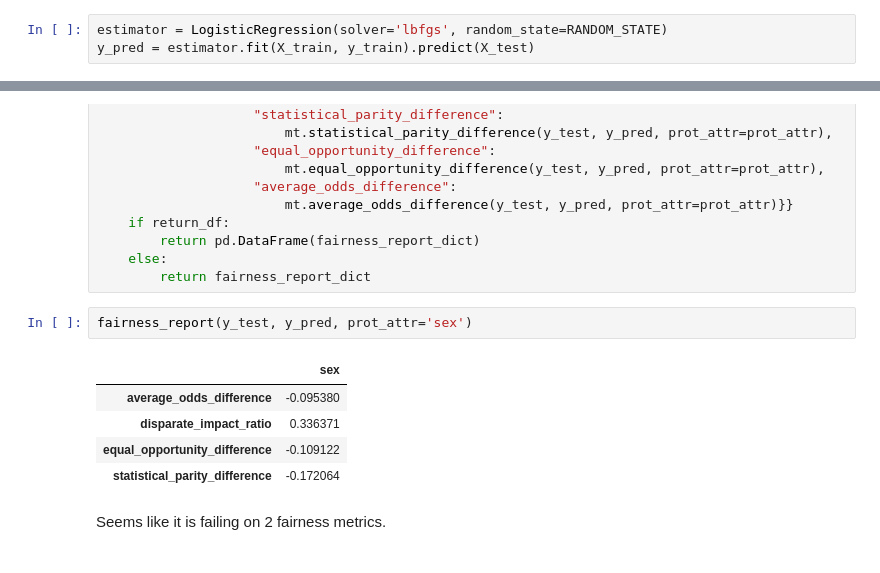
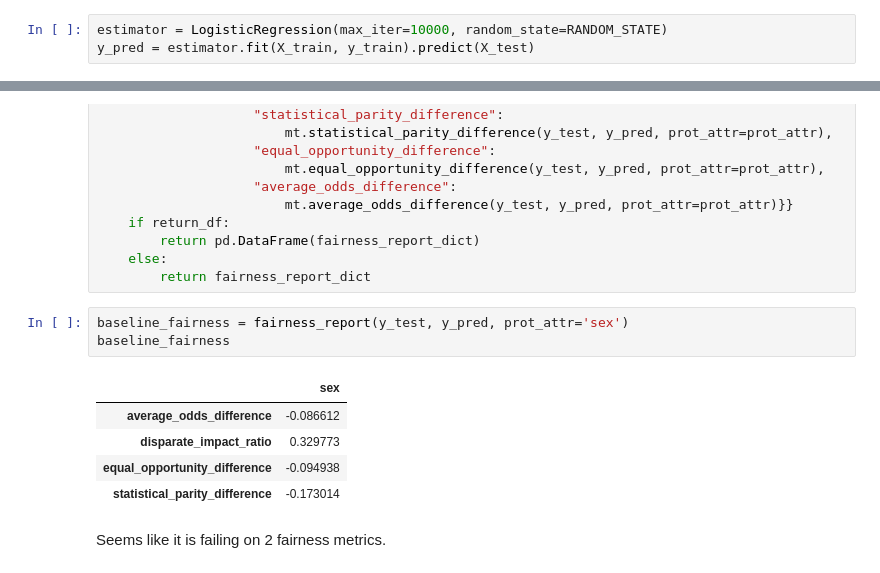
Before and after one commit to motapaolla/AIF360_tutorial, a Jupyter notebook: tutorial-AIF360.ipynb, the cells around one changed output, grey strips where cells are left out. Drawn from its saved outputs; the diff is of its cells as text.

```diff
--- a/tutorial-AIF360.ipynb
+++ b/tutorial-AIF360.ipynb
@@ -803,5 +832,5 @@ from sklearn.linear_model import LogisticRegression
 from sklearn.metrics import classification_report
 from sklearn.model_selection import GridSearchCV
 # %%
-estimator = LogisticRegression(solver='lbfgs', random_state=RANDOM_STATE)
+estimator = LogisticRegression(max_iter=10000, random_state=RANDOM_STATE)
 y_pred = estimator.fit(X_train, y_train).predict(X_test)
@@ -844,13 +866,14 @@ def fairness_report(y_test, y_pred, prot_attr, return_df=True):
     else:
         return fairness_report_dict
 # %%
-fairness_report(y_test, y_pred, prot_attr='sex')
+baseline_fairness = fairness_report(y_test, y_pred, prot_attr='sex')
+baseline_fairness
 # %% [output]
 |  | sex |
-| average_odds_difference | -0.095380 |
-| disparate_impact_ratio | 0.336371 |
-| equal_opportunity_difference | -0.109122 |
-| statistical_parity_difference | -0.172064 |
+| average_odds_difference | -0.086612 |
+| disparate_impact_ratio | 0.329773 |
+| equal_opportunity_difference | -0.094938 |
+| statistical_parity_difference | -0.173014 |
 # %% [markdown]
 Seems like it is failing on 2 fairness metrics.
 # %% [markdown]
```
Also changed, not shown: parts of 30 cells of this notebook.
